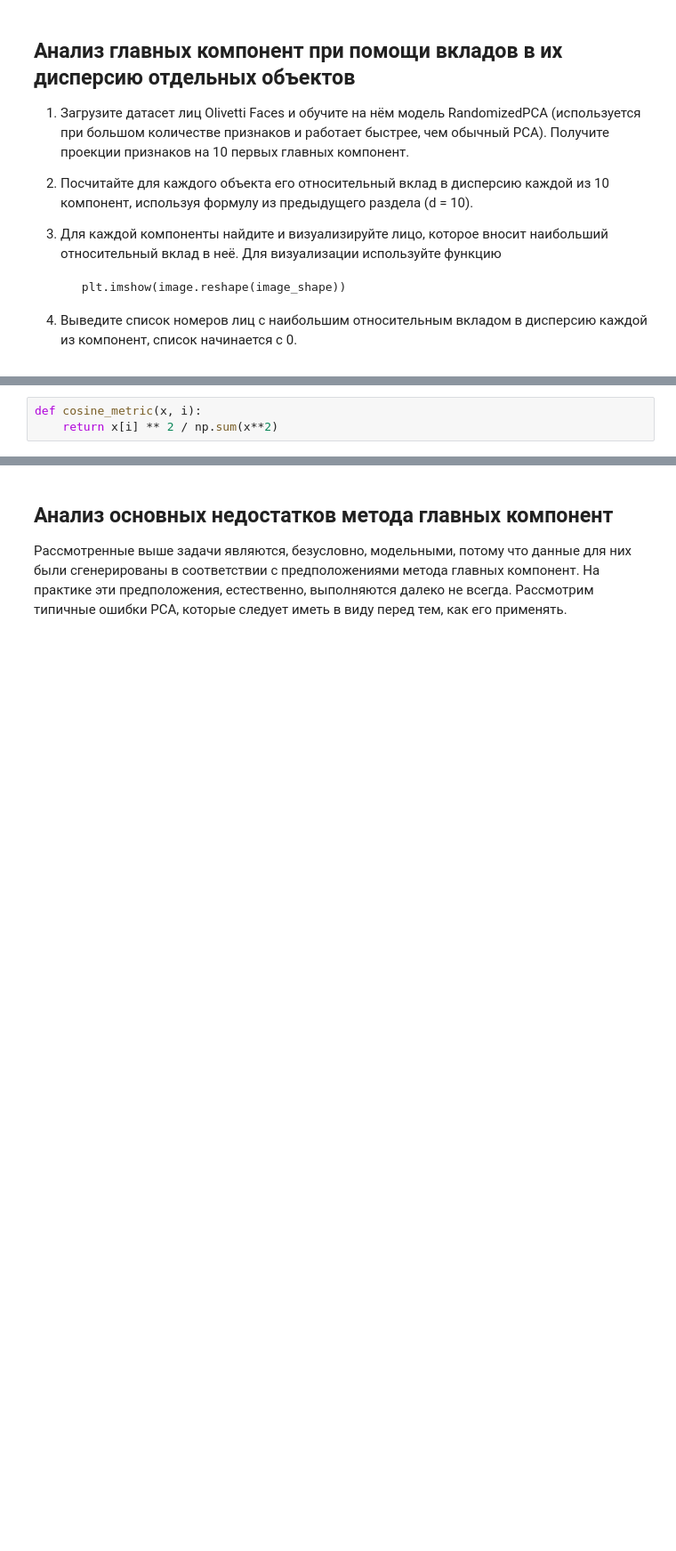
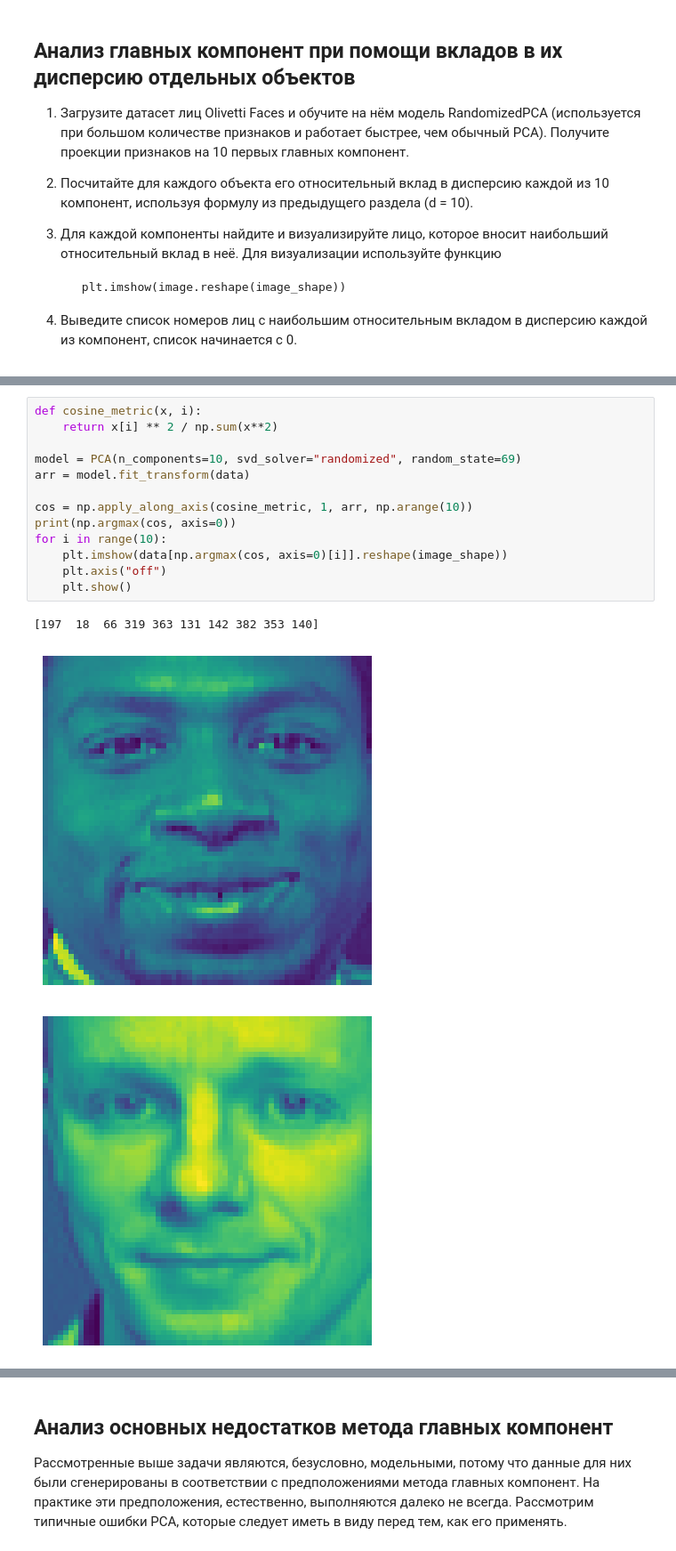
Before and after one commit to poslam/sem5-ds, a Jupyter notebook: work/6/PCA.ipynb, the cells around one changed output, grey strips where cells are left out. Shown: that part at 89% size. Drawn from its saved outputs; the diff is of its cells as text; blank space fills up the shorter version.

```diff
--- a/work/6/PCA.ipynb
+++ b/work/6/PCA.ipynb
@@ -421,3 +476,17 @@ consists of 64x64 images.
-# %%
-def cosine_metric(x, i):
-    return x[i] ** 2 / np.sum(x**2)
+# %%
+def cosine_metric(x, i):
+    return x[i] ** 2 / np.sum(x**2)
+
+model = PCA(n_components=10, svd_solver="randomized", random_state=69)
+arr = model.fit_transform(data)
+
+cos = np.apply_along_axis(cosine_metric, 1, arr, np.arange(10))
+print(np.argmax(cos, axis=0))
+for i in range(10):
+    plt.imshow(data[np.argmax(cos, axis=0)[i]].reshape(image_shape))
+    plt.axis("off")
+    plt.show()
+# %% [output]
+[197  18  66 319 363 131 142 382 353 140]
+[figure, added]
+[figure, added]
```
Also changed, not shown: parts of 13 cells of this notebook, 6 other files.
